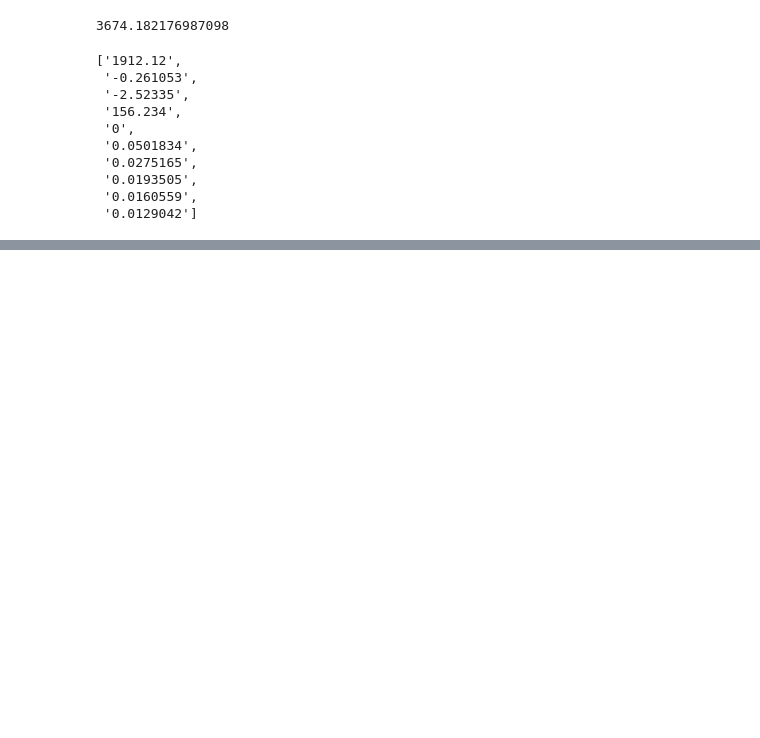
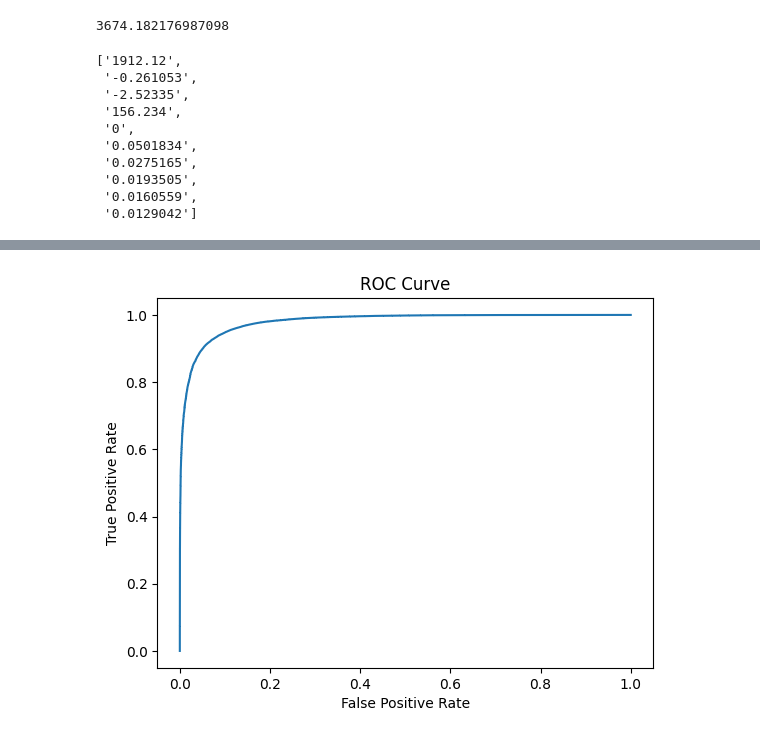
Before and after one commit to GitGup/SemiWeaklySupervised, a Jupyter notebook: Anomaly.ipynb, the cells around one changed output, grey strips where cells are left out. Cells and saved outputs as stored; diff of their text form; code cells hidden in the pictures; blank space fills up the shorter version.

```diff
--- a/Anomaly.ipynb
+++ b/Anomaly.ipynb
@@ -99,0 +163,3 @@ jets_m_m[0]
+# %%
+preds_100 = model_100.predict(X_val_100,batch_size=1000)
+fpr_100, tpr_100, _ = roc_curve(Y_val_100, preds_100)
@@ -99,0 +168,8 @@ jets_m_m[0]
+# %%
+plt.plot(1-tpr_100, 1-fpr_100)
+plt.xlabel('False Positive Rate')
+plt.ylabel('True Positive Rate')
+plt.title('ROC Curve')
+plt.show()
+# %% [output]
+[figure, added]
```
Also changed, not shown: parts of 8 cells of this notebook.
